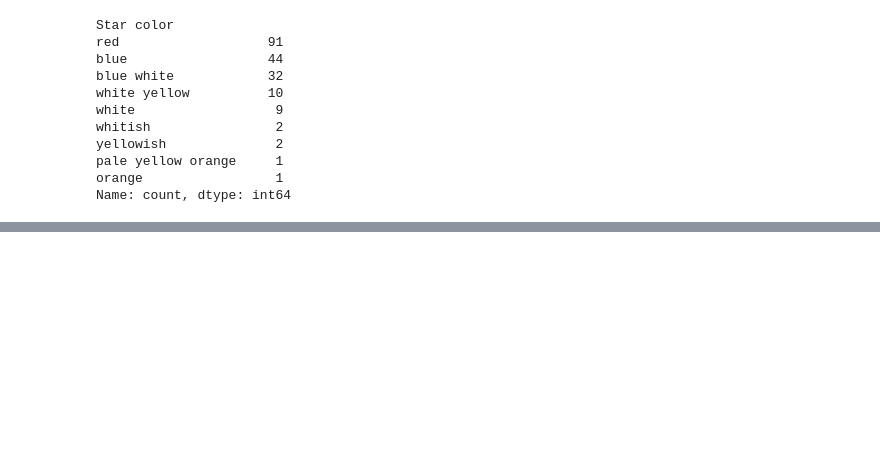
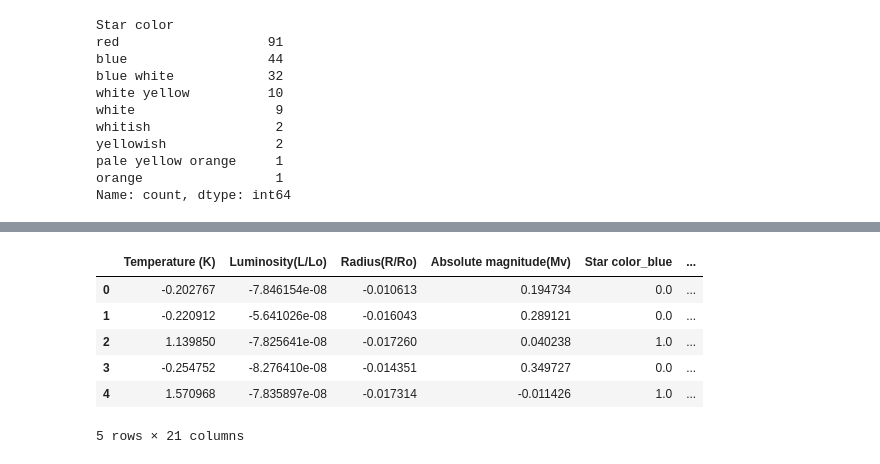
Before and after one commit to brigbrog/Star-Classifier, a Jupyter notebook: star_classifier_final.ipynb, the cells around one changed output, grey strips where cells are left out. Cells and saved outputs as stored; diff of their text form; code cells hidden in the pictures; blank space fills up the shorter version.

```diff
--- a/star_classifier_final.ipynb
+++ b/star_classifier_final.ipynb
@@ -224,0 +236,14 @@ stars["log Luminosity"] = np.log10(stars["Luminosity(L/Lo)"])
+# %%
+scaler = RobustScaler(quantile_range = (25.0, 75.0))
+scaled_data = scaler.fit_transform(stars_encoded)
+stars_scaled = pd.DataFrame(scaled_data, columns=stars_encoded.columns)
+# %%
+stars_scaled.head()
+# %% [output]
+|  | Temperature (K) | Luminosity(L/Lo) | Radius(R/Ro) | Absolute magnitude(Mv) | Star color_blue | ... |
+| 0 | -0.202767 | -7.846154e-08 | -0.010613 | 0.194734 | 0.0 | ... |
+| 1 | -0.220912 | -5.641026e-08 | -0.016043 | 0.289121 | 0.0 | ... |
+| 2 | 1.139850 | -7.825641e-08 | -0.017260 | 0.040238 | 1.0 | ... |
+| 3 | -0.254752 | -8.276410e-08 | -0.014351 | 0.349727 | 0.0 | ... |
+| 4 | 1.570968 | -7.835897e-08 | -0.017314 | -0.011426 | 1.0 | ... |
+5 rows × 21 columns
```
Also changed, not shown: parts of 3 cells of this notebook.
